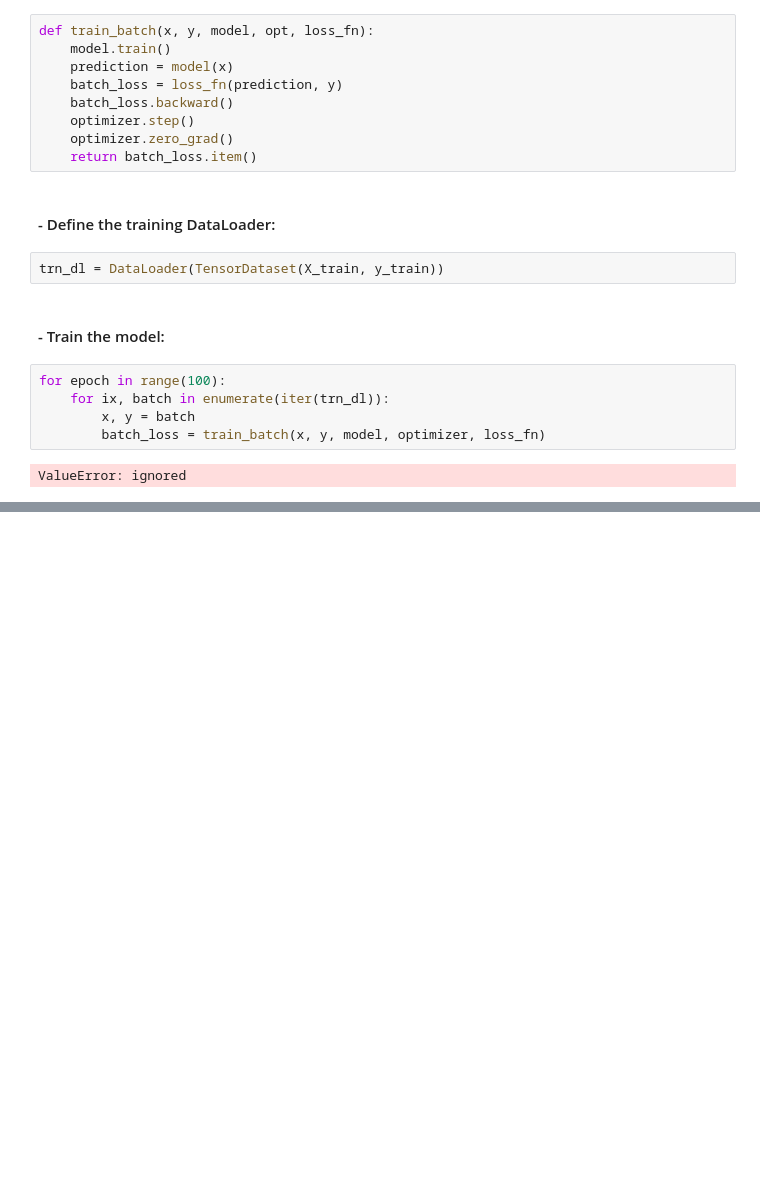
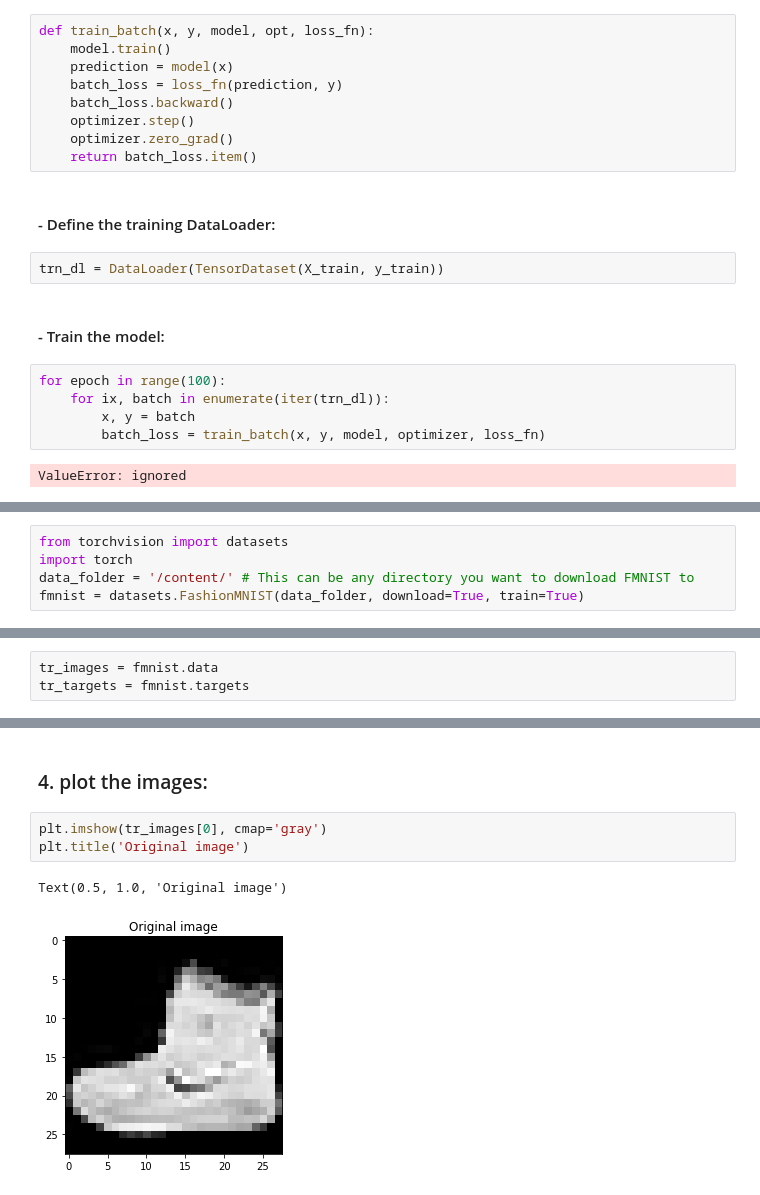
Before and after one commit to ahmadSoliman94/Artificial-Intelligence, a Jupyter notebook: DL/Modern Computer Vision with Pytorch/4. Object_Classification,_Detection_and_Segmentation.ipynb, the cells around one changed output, grey strips where cells are left out. Saved outputs shown, nothing was run; the diff lists cells and outputs as text; blank space fills up the shorter version.

```diff
--- a/DL/Modern Computer Vision with Pytorch/4. Object_Classification,_Detection_and_Segmentation.ipynb
+++ b/DL/Modern Computer Vision with Pytorch/4. Object_Classification,_Detection_and_Segmentation.ipynb
@@ -281,0 +298,5 @@ ValueError: ignored
+# %%
+from torchvision import datasets
+import torch
+data_folder = '/content/' # This can be any directory you want to download FMNIST to
+fmnist = datasets.FashionMNIST(data_folder, download=True, train=True)
@@ -281,0 +321,3 @@ ValueError: ignored
+# %%
+tr_images = fmnist.data
+tr_targets = fmnist.targets
@@ -281,0 +335,8 @@ ValueError: ignored
+# %% [markdown]
+### 4. plot the images:
+# %%
+plt.imshow(tr_images[0], cmap='gray')
+plt.title('Original image')
+# %% [output]
+Text(0.5, 1.0, 'Original image')
+[figure, added]
```
Also changed, not shown: parts of 24 cells of this notebook.
